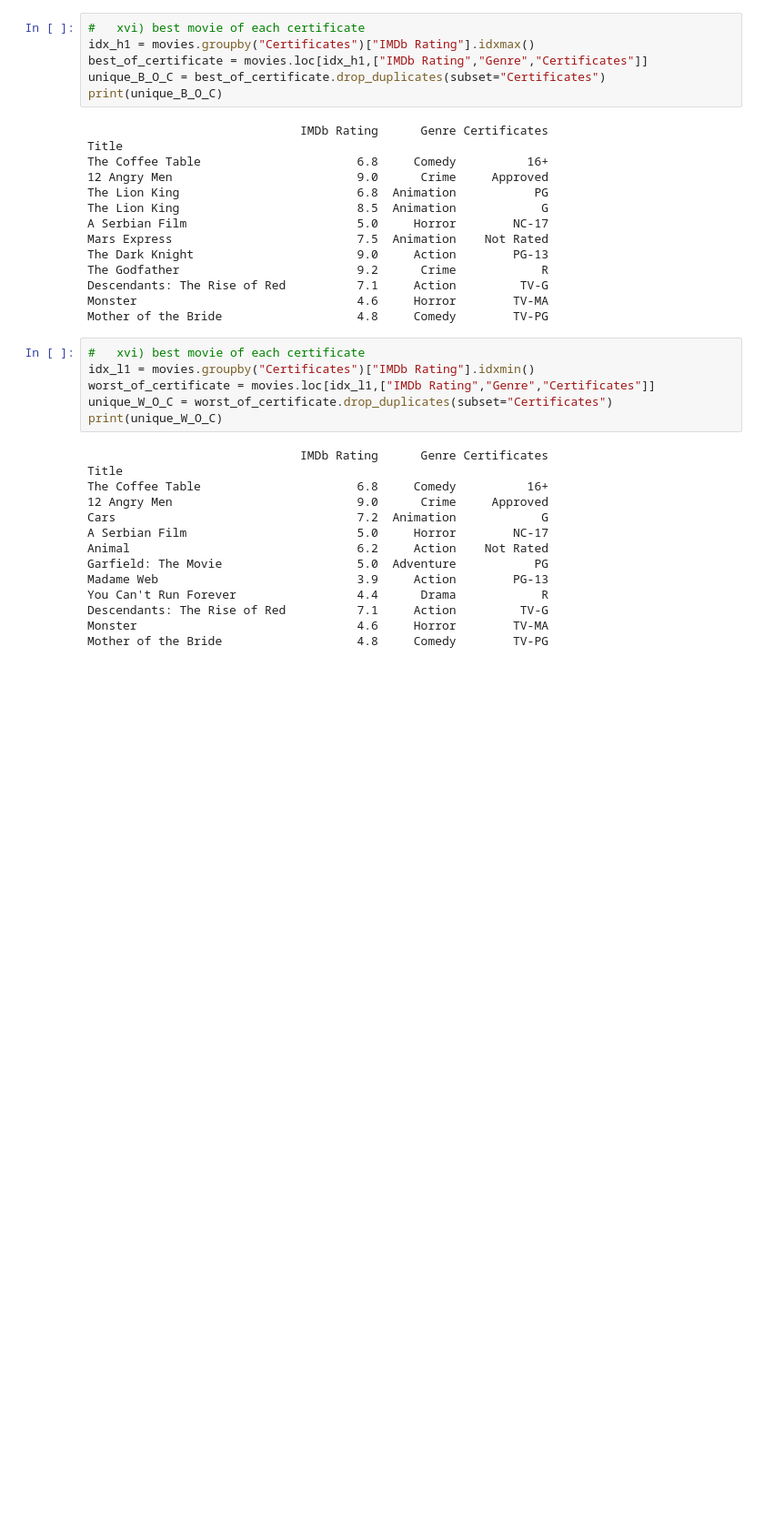
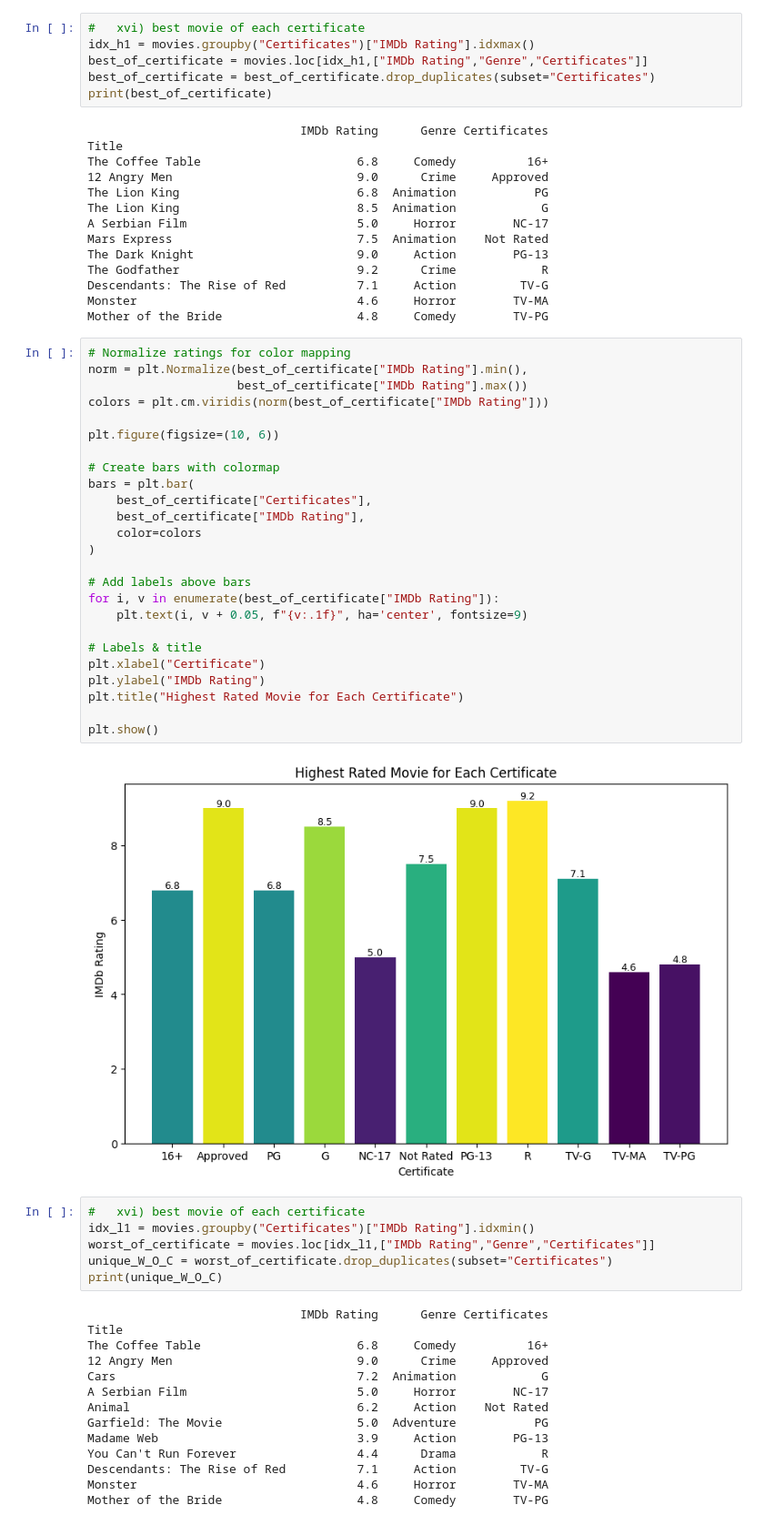
Before and after one commit to abdulmoi-z/Data_Science_Projects, a Jupyter notebook: Project_#_1/project_1_notebook.ipynb, the cells around one changed output. Shown: that part at 91% size. Saved outputs shown, nothing was run; the diff lists cells and outputs as text; blank space fills up the shorter version.

```diff
--- a/Project_#_1/project_1_notebook.ipynb
+++ b/Project_#_1/project_1_notebook.ipynb
@@ -371,8 +371,8 @@ all_certificates
 #   xvi) best movie of each certificate
 idx_h1 = movies.groupby("Certificates")["IMDb Rating"].idxmax()
 best_of_certificate = movies.loc[idx_h1,["IMDb Rating","Genre","Certificates"]]
-unique_B_O_C = best_of_certificate.drop_duplicates(subset="Certificates")
-print(unique_B_O_C)
+best_of_certificate = best_of_certificate.drop_duplicates(subset="Certificates")
+print(best_of_certificate)
 # %% [output]
                               IMDb Rating      Genre Certificates
 Title
@@ -387,6 +387,33 @@ The Godfather                         9.2      Crime            R
 Descendants: The Rise of Red          7.1     Action         TV-G
 Monster                               4.6     Horror        TV-MA
 Mother of the Bride                   4.8     Comedy        TV-PG
+# %%
+# Normalize ratings for color mapping
+norm = plt.Normalize(best_of_certificate["IMDb Rating"].min(),
+                     best_of_certificate["IMDb Rating"].max())
+colors = plt.cm.viridis(norm(best_of_certificate["IMDb Rating"]))
+
+plt.figure(figsize=(10, 6))
+
+# Create bars with colormap
+bars = plt.bar(
+    best_of_certificate["Certificates"],
+    best_of_certificate["IMDb Rating"],
+    color=colors
+)
+
+# Add labels above bars
+for i, v in enumerate(best_of_certificate["IMDb Rating"]):
+    plt.text(i, v + 0.05, f"{v:.1f}", ha='center', fontsize=9)
+
+# Labels & title
+plt.xlabel("Certificate")
+plt.ylabel("IMDb Rating")
+plt.title("Highest Rated Movie for Each Certificate")
+
+plt.show()
+# %% [output]
+[figure, added]
 # %%
 #   xvi) best movie of each certificate
 idx_l1 = movies.groupby("Certificates")["IMDb Rating"].idxmin()
```
Also changed, not shown: parts of 1 cell of this notebook.
